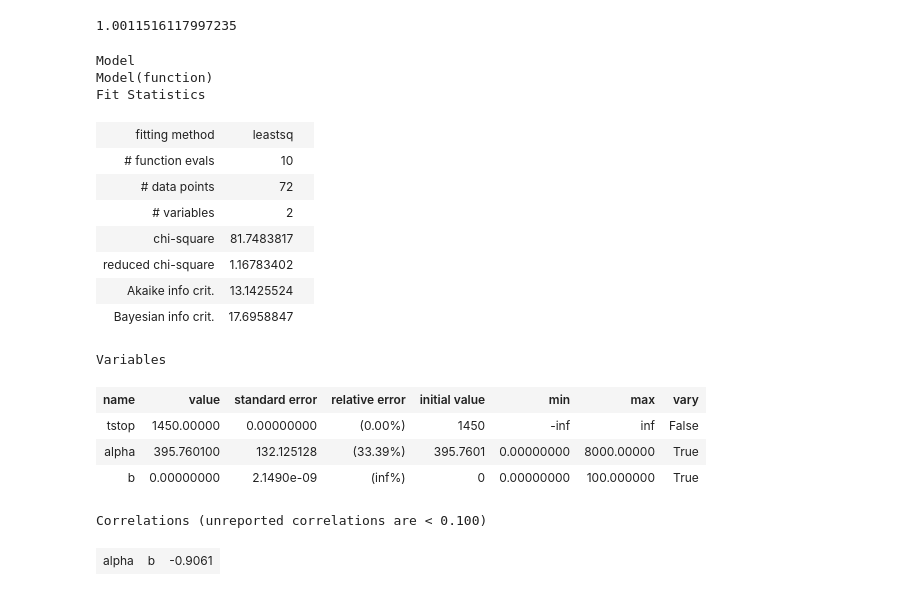
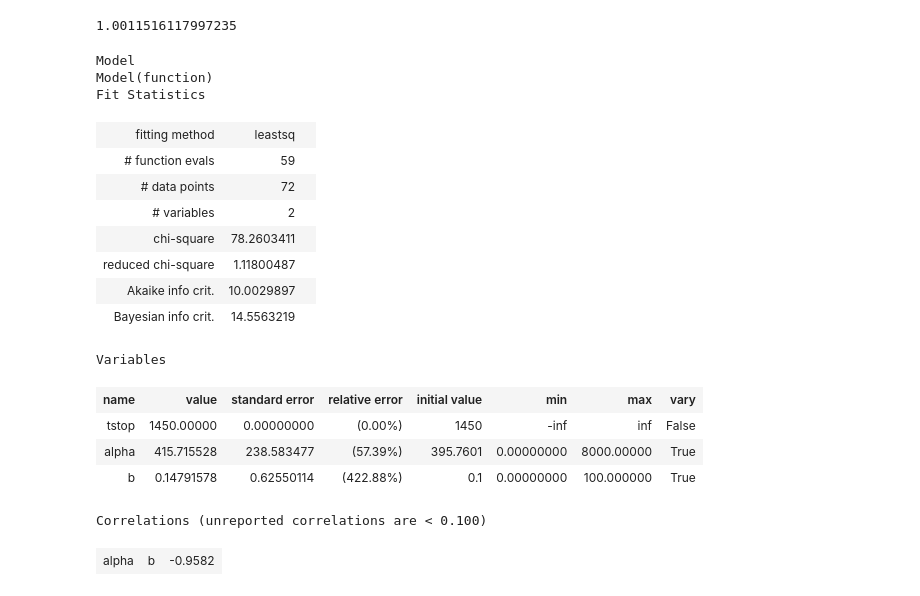
Before and after one commit to villano-lab/thermal-flux_paper2023, a Jupyter notebook: ChiSquare.ipynb, the cells around one changed output. Saved outputs shown, nothing was run; the diff lists cells and outputs as text; code cells hidden in the pictures.

```diff
--- a/ChiSquare.ipynb
+++ b/ChiSquare.ipynb
@@ -200,39 +200,39 @@ print(integrate_df(pdf))
 # %%
 f_mod = lm.Model(function)
 f_params = f_mod.make_params()               # define parameters
 
 f_params.add('alpha',     vary=True,  value=395.7601, min=0,max=8000)  # half life
 
 # amplitude
-f_params.add('b', vary=True,  value=0,      min=0.0,max=100)
+f_params.add('b', vary=True,  value=0.1,      min=0.0,max=100)
 # time
 f_params.add('tstop',  vary=False,  value=1450)
 
 #do the fitting
 counts1 = counts/np.sum(counts)/timespace
 weight1 = weight*np.sum(counts)*timespace
 f_fit = f_mod.fit(counts1, f_params, t = thing, weights = weight1)
 
 f_fit
 # %% [output]
 Model
 Model(function)
 Fit Statistics
 | fitting method | leastsq |  |
-| # function evals | 10 |  |
+| # function evals | 59 |  |
 | # data points | 72 |  |
 | # variables | 2 |  |
-| chi-square | 81.7483817 |  |
-| reduced chi-square | 1.16783402 |  |
-| Akaike info crit. | 13.1425524 |  |
-| Bayesian info crit. | 17.6958847 |  |
+| chi-square | 78.2603411 |  |
+| reduced chi-square | 1.11800487 |  |
+| Akaike info crit. | 10.0029897 |  |
+| Bayesian info crit. | 14.5563219 |  |
 Variables
 | name | value | standard error | relative error | initial value | min | max | vary |
 | tstop | 1450.00000 | 0.00000000 | (0.00%) | 1450 | -inf | inf | False |
-| alpha | 395.760100 | 132.125128 | (33.39%) | 395.7601 | 0.00000000 | 8000.00000 | True |
-| b | 0.00000000 | 2.1490e-09 | (inf%) | 0 | 0.00000000 | 100.000000 | True |
+| alpha | 415.715528 | 238.583477 | (57.39%) | 395.7601 | 0.00000000 | 8000.00000 | True |
+| b | 0.14791578 | 0.62550114 | (422.88%) | 0.1 | 0.00000000 | 100.000000 | True |
 Correlations (unreported correlations are < 0.100)
-| alpha | b | -0.9061 |
+| alpha | b | -0.9582 |
 # %%
 fig,axes = plt.subplots(1,1, figsize=(9,8))
 
```
Also changed, not shown: parts of 1 cell of this notebook.
